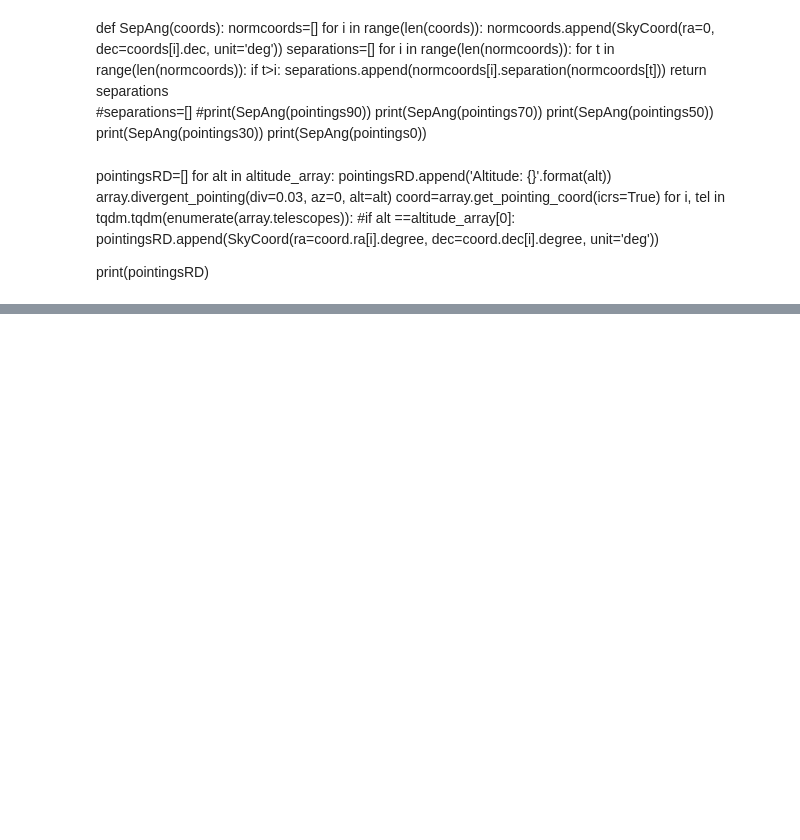
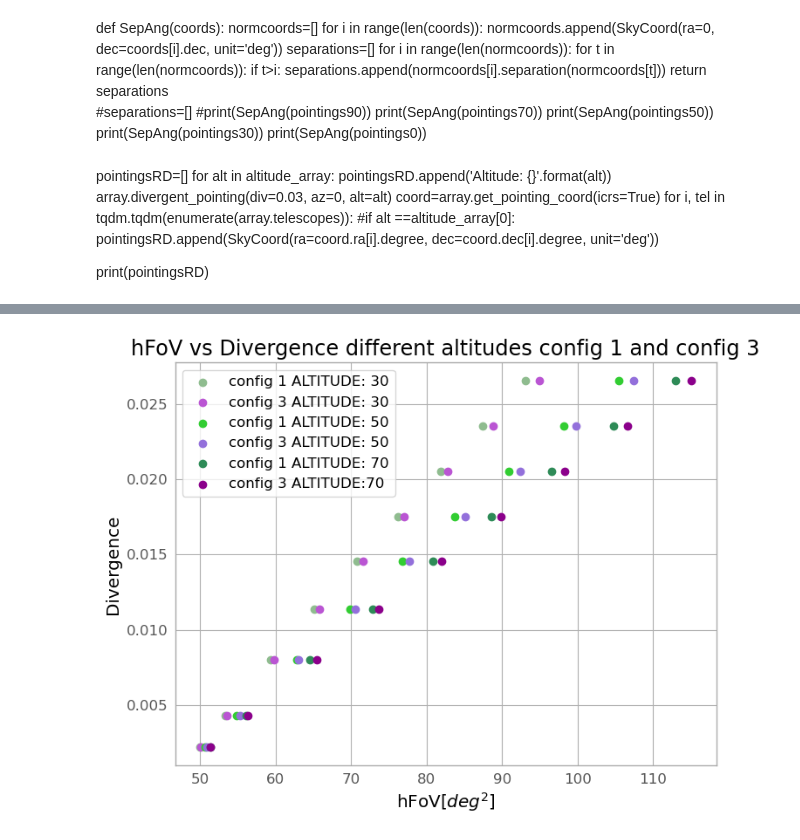
Before and after one commit to SamantaMorales/divtel, a Jupyter notebook: MST/MST_notebook_best_configurations_changing_altitude.ipynb, the cells around one changed output, grey strips where cells are left out. Saved outputs shown, nothing was run; the diff lists cells and outputs as text; code cells hidden in the pictures; blank space fills up the shorter version.

```diff
--- a/MST/MST_notebook_best_configurations_changing_altitude.ipynb
+++ b/MST/MST_notebook_best_configurations_changing_altitude.ipynb
@@ -615,12 +883,16 @@ plt.show()
 # %%
-plt.scatter(hFoV_altitude_1_configuration_1,div_no_saturation_sub_1, label=f'config 1 ALTITUDE: {altitude_array[0]}')
-plt.scatter(hFoV_altitude_2_configuration_1,div_no_saturation_sub_1, label=f'config 1 ALTITUDE: {altitude_array[1]}')
-plt.scatter(hFoV_altitude_3_configuration_1,div_no_saturation_sub_1, label=f'config 1 ALTITUDE: {altitude_array[2]}')
-plt.scatter(hFoV_altitude_1_configuration_2,div_no_saturation_sub_1, label=f'config 2 ALTITUDE:{altitude_array[0]}')
-plt.scatter(hFoV_altitude_2_configuration_2,div_no_saturation_sub_1, label=f'config 2 ALTITUDE: {altitude_array[1]}')
-plt.scatter(hFoV_altitude_3_configuration_2,div_no_saturation_sub_1, label=f'config 2 ALTITUDE: {altitude_array[2]}')
+
+
+plt.scatter(hFoV_altitude_3_configuration_1,div_no_saturation_sub_1, label=f'config 1 ALTITUDE: {altitude_array[2]}', color='darkseagreen')
+plt.scatter(hFoV_altitude_3_configuration_2,div_no_saturation_sub_1, label=f'config 3 ALTITUDE: {altitude_array[2]}', color='mediumorchid')
+plt.scatter(hFoV_altitude_2_configuration_1,div_no_saturation_sub_1, label=f'config 1 ALTITUDE: {altitude_array[1]}', color='limegreen')
+plt.scatter(hFoV_altitude_2_configuration_2,div_no_saturation_sub_1, label=f'config 3 ALTITUDE: {altitude_array[1]}', color='mediumpurple')
+plt.scatter(hFoV_altitude_1_configuration_1,div_no_saturation_sub_1, label=f'config 1 ALTITUDE: {altitude_array[0]}', color='seagreen')
+plt.scatter(hFoV_altitude_1_configuration_2,div_no_saturation_sub_1, label=f'config 3 ALTITUDE:{altitude_array[0]}', color='darkmagenta')
 plt.ylabel("Divergence")
-plt.xlabel("FoV")
-plt.title("FoV vs Divergence different altitudes config 1 and config 2")  # Title of the plot
+plt.xlabel("hFoV[$deg^2$]")
+plt.title("hFoV vs Divergence different altitudes config 1 and config 3")  # Title of the plot
 plt.legend()
 plt.show()
+# %% [output]
+[figure, added]
```
Also changed, not shown: parts of 40 cells of this notebook, 11 other files.
